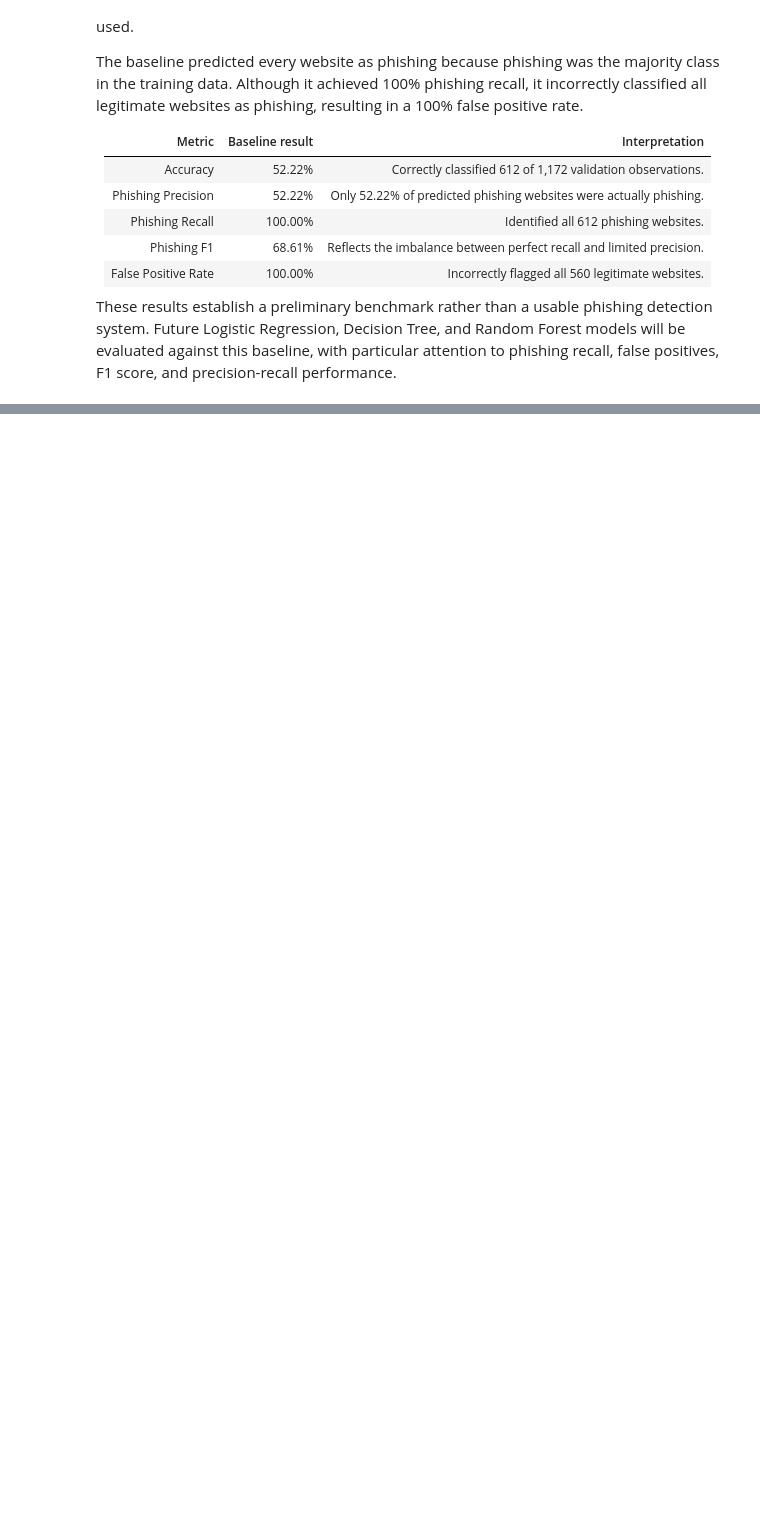
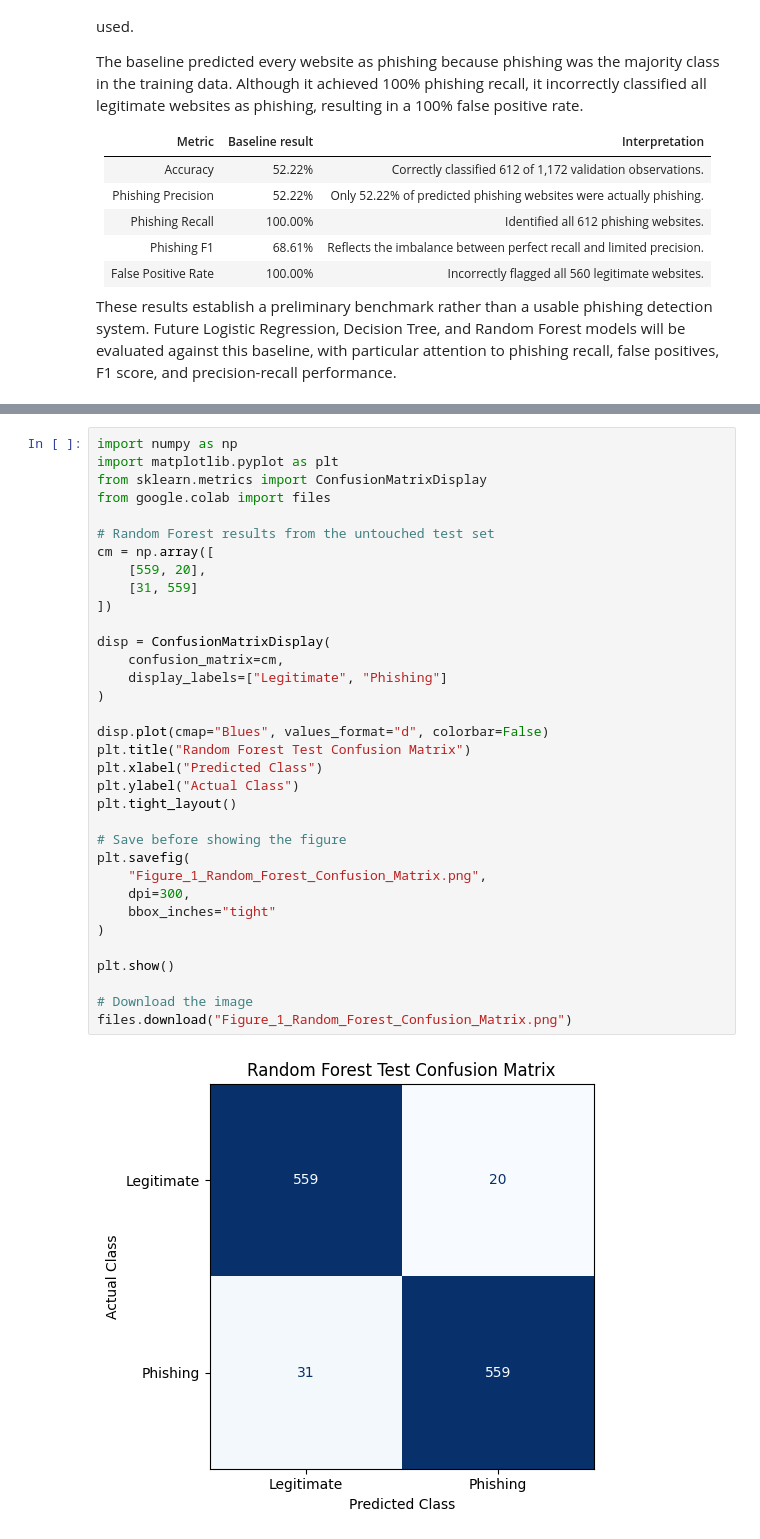
Before and after one commit to Edel123/phishing-website-detection, a Jupyter notebook: IS_665_Project.ipynb, the cells around one changed output, grey strips where cells are left out. Saved outputs shown, nothing was run; the diff lists cells and outputs as text; blank space fills up the shorter version.

```diff
--- a/IS_665_Project.ipynb
+++ b/IS_665_Project.ipynb
@@ -1095,0 +1622,36 @@ These results establish a preliminary benchmark rather than a usable phishing de
+# %%
+import numpy as np
+import matplotlib.pyplot as plt
+from sklearn.metrics import ConfusionMatrixDisplay
+from google.colab import files
+
+# Random Forest results from the untouched test set
+cm = np.array([
+    [559, 20],
+    [31, 559]
+])
+
+disp = ConfusionMatrixDisplay(
+    confusion_matrix=cm,
+    display_labels=["Legitimate", "Phishing"]
+)
+
+disp.plot(cmap="Blues", values_format="d", colorbar=False)
+plt.title("Random Forest Test Confusion Matrix")
+plt.xlabel("Predicted Class")
+plt.ylabel("Actual Class")
+plt.tight_layout()
+
+# Save before showing the figure
+plt.savefig(
+    "Figure_1_Random_Forest_Confusion_Matrix.png",
+    dpi=300,
+    bbox_inches="tight"
+)
+
+plt.show()
+
+# Download the image
+files.download("Figure_1_Random_Forest_Confusion_Matrix.png")
+# %% [output]
+[figure, added]
```
Also changed, not shown: parts of 19 cells of this notebook.
